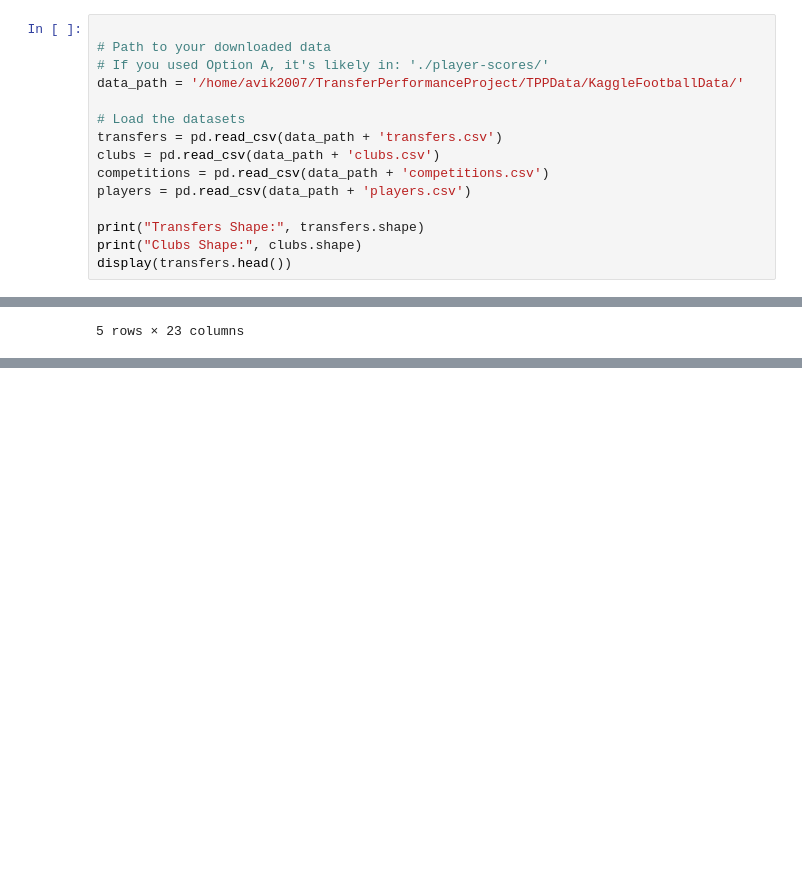
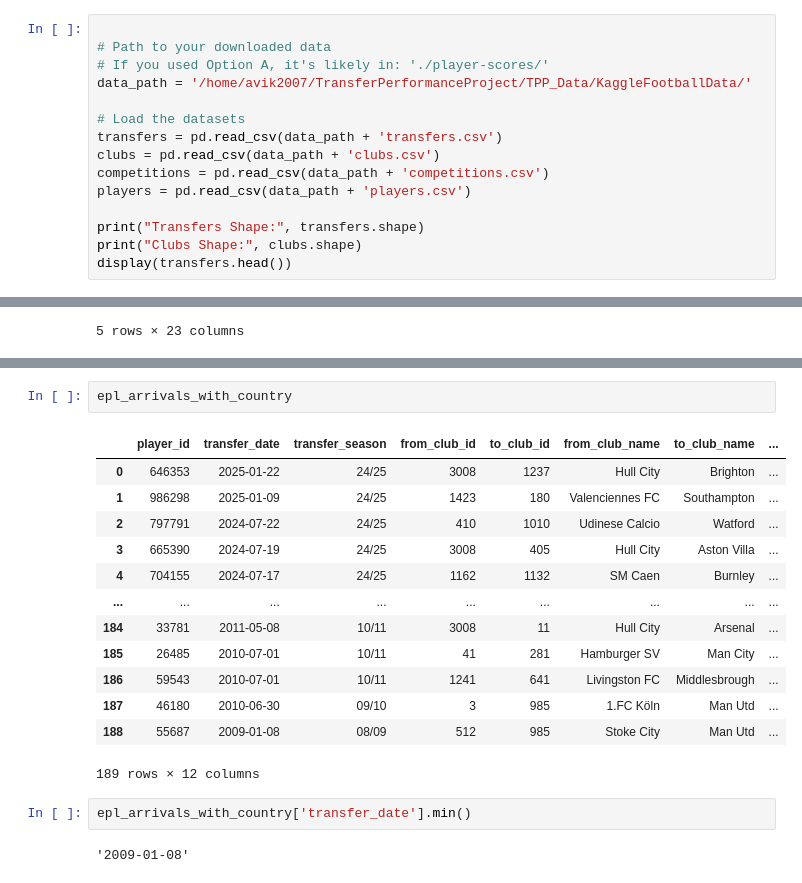
Before and after one commit to avik2007/SoccerTransferPerformance, a Jupyter notebook: TPP_JupyterNoteboks/1_AM_first_EDA_for_TransferPerformance.ipynb, the cells around one changed output, grey strips where cells are left out. Cells and saved outputs as stored; diff of their text form; blank space fills up the shorter version.

```diff
--- a/TPP_JupyterNoteboks/1_AM_first_EDA_for_TransferPerformance.ipynb
+++ b/TPP_JupyterNoteboks/1_AM_first_EDA_for_TransferPerformance.ipynb
@@ -5,7 +5,7 @@ import pandas as pd
 
 # Path to your downloaded data
 # If you used Option A, it's likely in: './player-scores/'
-data_path = '/home/avik2007/TransferPerformanceProject/TPPData/KaggleFootballData/'
+data_path = '/home/avik2007/TransferPerformanceProject/TPP_Data/KaggleFootballData/'
 
 # Load the datasets
 transfers = pd.read_csv(data_path + 'transfers.csv')
@@ -186,0 +211,20 @@ appearances.head()
+# %%
+epl_arrivals_with_country
+# %% [output]
+|  | player_id | transfer_date | transfer_season | from_club_id | to_club_id | from_club_name | to_club_name | ... |
+| 0 | 646353 | 2025-01-22 | 24/25 | 3008 | 1237 | Hull City | Brighton | ... |
+| 1 | 986298 | 2025-01-09 | 24/25 | 1423 | 180 | Valenciennes FC | Southampton | ... |
+| 2 | 797791 | 2024-07-22 | 24/25 | 410 | 1010 | Udinese Calcio | Watford | ... |
+| 3 | 665390 | 2024-07-19 | 24/25 | 3008 | 405 | Hull City | Aston Villa | ... |
+| 4 | 704155 | 2024-07-17 | 24/25 | 1162 | 1132 | SM Caen | Burnley | ... |
+| ... | ... | ... | ... | ... | ... | ... | ... | ... |
+| 184 | 33781 | 2011-05-08 | 10/11 | 3008 | 11 | Hull City | Arsenal | ... |
+| 185 | 26485 | 2010-07-01 | 10/11 | 41 | 281 | Hamburger SV | Man City | ... |
+| 186 | 59543 | 2010-07-01 | 10/11 | 1241 | 641 | Livingston FC | Middlesbrough | ... |
+| 187 | 46180 | 2010-06-30 | 09/10 | 3 | 985 | 1.FC Köln | Man Utd | ... |
+| 188 | 55687 | 2009-01-08 | 08/09 | 512 | 985 | Stoke City | Man Utd | ... |
+189 rows × 12 columns
+# %%
+epl_arrivals_with_country['transfer_date'].min()
+# %% [output]
+'2009-01-08'
```
Also changed, not shown: parts of 6 cells of this notebook, 3 other files.
